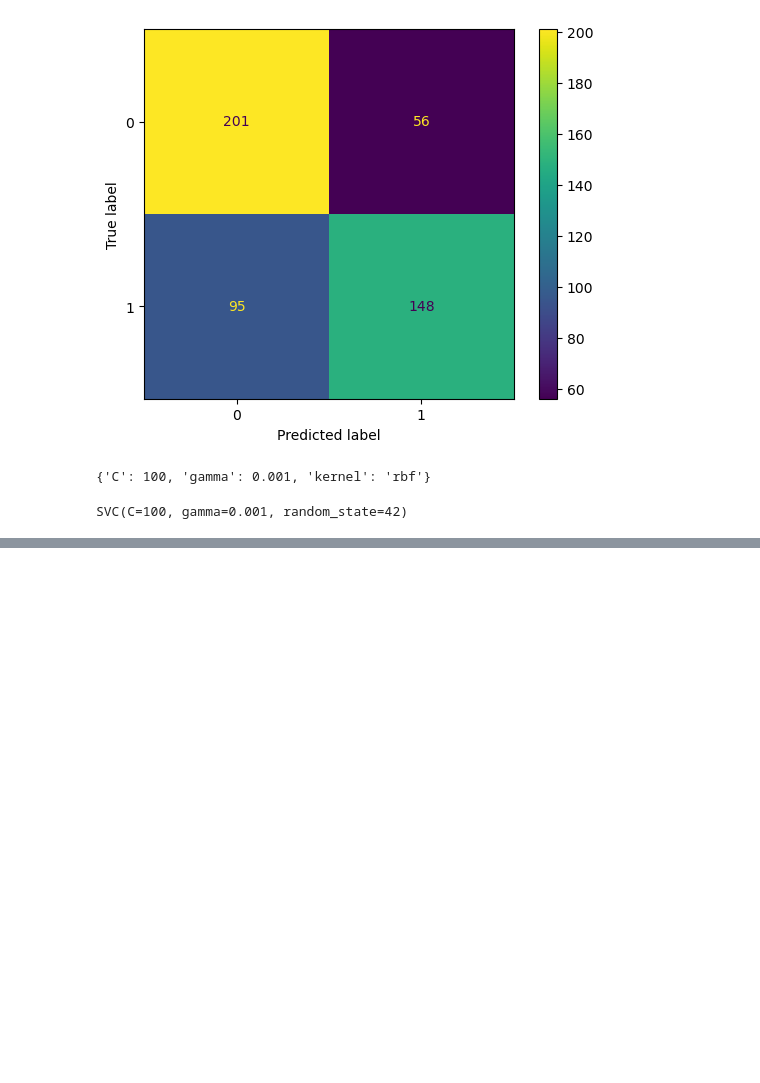
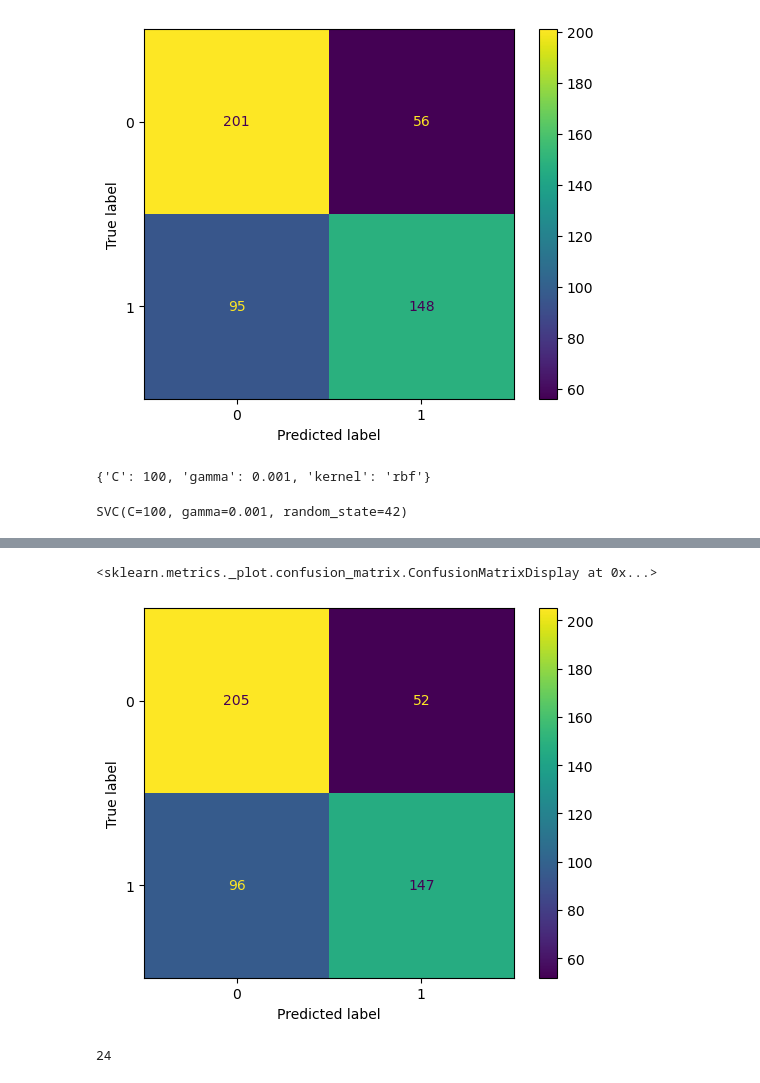
Before and after one commit to engrmuhammadumar/Credit-Card-Fraud-Detection-using-SVM-, a Jupyter notebook: svm statquest.ipynb, the cells around one changed output, grey strips where cells are left out. Saved outputs shown, nothing was run; the diff lists cells and outputs as text; code cells hidden in the pictures; blank space fills up the shorter version.

```diff
--- a/svm statquest.ipynb
+++ b/svm statquest.ipynb
@@ -168,9 +168,6 @@ clf_svm.fit(X_train_scaled, y_train)
 # %% [output]
 SVC(random_state=42)
 # %%
-clf = SVC(random_state=0)
-clf.fit(X_train_scaled, y_train)
-
 predictions = clf.predict(X_test_scaled)
 cm = confusion_matrix(y_test, predictions, labels=clf.classes_)
 disp = ConfusionMatrixDisplay(confusion_matrix=cm,display_labels=clf.classes_)
@@ -198,7 +195,7 @@ print(optimal_params.best_params_)
 # %% [output]
 {'C': 100, 'gamma': 0.001, 'kernel': 'rbf'}
 # %%
-clf_svm = SVC(random_state=42, C=100, gamma = 0.001)
+clf_svm = SVC(random_state=42, C=100, gamma = 0.001, kernel = "rbf")
 clf_svm.fit(X_train_scaled, y_train)
 # %% [output]
 SVC(C=100, gamma=0.001, random_state=42)
@@ -214,0 +202,12 @@ ImportError: cannot import name 'plot_confusion_matrix' from 'sklearn.metrics' (
+# %%
+predictions = clf_svm.predict(X_test_scaled)
+cm = confusion_matrix(y_test, predictions, labels=clf_svm.classes_)
+disp = ConfusionMatrixDisplay(confusion_matrix=cm,display_labels=clf_svm.classes_)
+disp.plot()
+# %% [output]
+<sklearn.metrics._plot.confusion_matrix.ConfusionMatrixDisplay at 0x...>
+[figure, added]
+# %%
+len(df_downsample.columns)
+# %% [output]
+24
```
Also changed, not shown: parts of 4 cells of this notebook.
